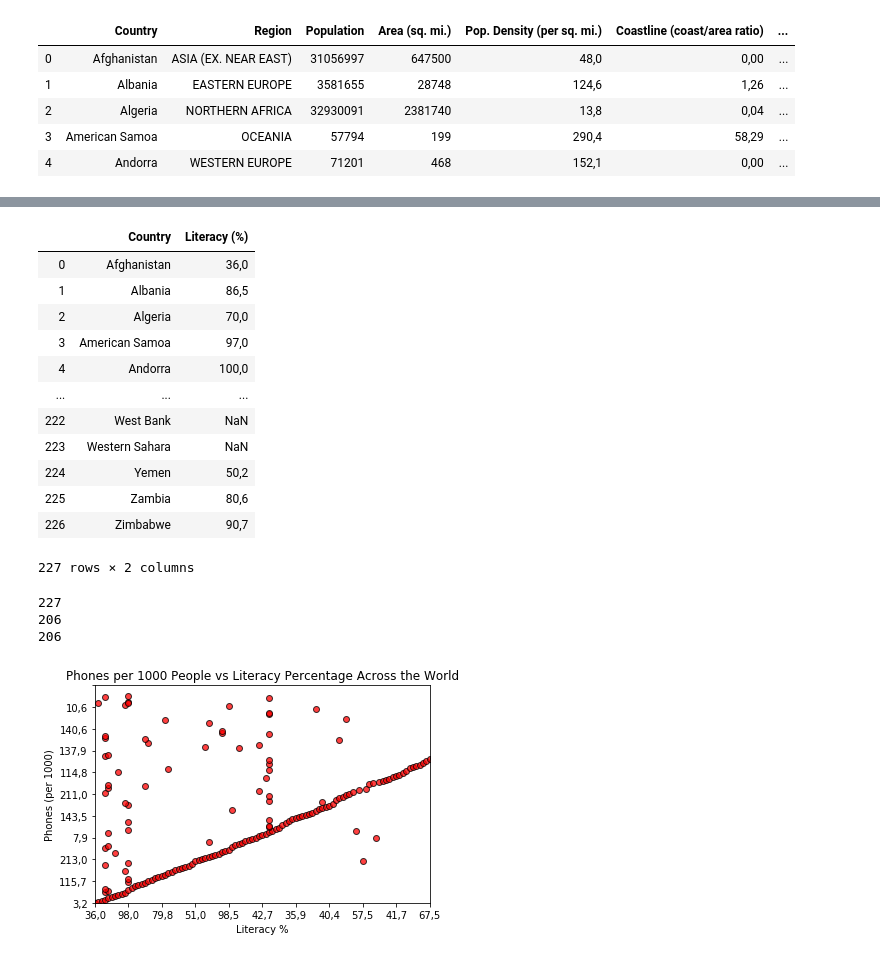
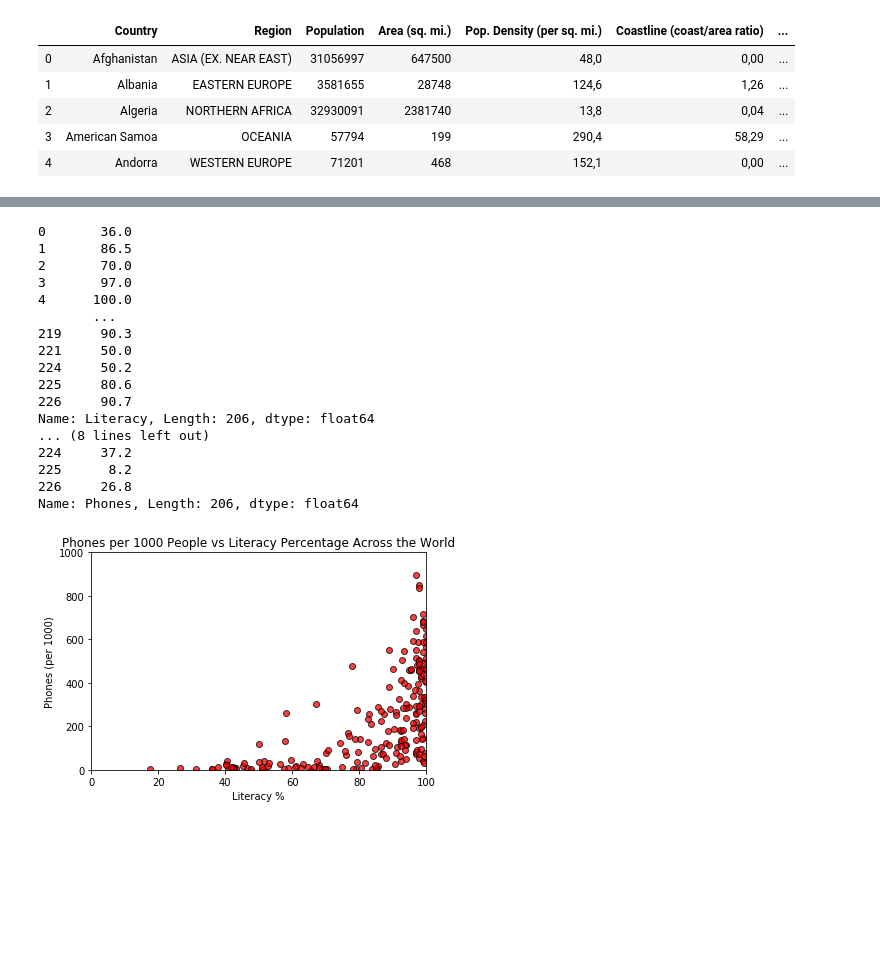
Before and after one commit to juliedundas/Country-Analysis, a Jupyter notebook: Project_1/project_1.ipynb, the cells around one changed output, grey strips where cells are left out. Saved outputs shown, nothing was run; the diff lists cells and outputs as text; code cells hidden in the pictures; blank space fills up the shorter version.

Commit message:
Charts and graphs completed

```diff
--- a/Project_1/project_1.ipynb
+++ b/Project_1/project_1.ipynb
@@ -60,53 +99,50 @@ phone_literacy_df.head()
 # %%
-#Create two separate data frames - one for country vs literacy % and one for country vs phones per 1000
-#Literacy and country df:
-literacy_country_df = phone_literacy_df[['Country', 'Literacy (%)']]
-literacy_country_df
+#Create two separate list variables for the x and y axis - one for country vs literacy % and one for country vs phones per 1000
+literacy = phone_literacy_numeric['Literacy']
+
+
+phones = phone_literacy_numeric['Phones']
+
+#print(len(literacy))
+#print(len(phones))
+
+print(literacy)
+print(phones)
 # %% [output]
-|  | Country | Literacy (%) |
-| 0 | Afghanistan | 36,0 |
-| 1 | Albania | 86,5 |
-| 2 | Algeria | 70,0 |
-| 3 | American Samoa | 97,0 |
-| 4 | Andorra | 100,0 |
-| ... | ... | ... |
-| 222 | West Bank | NaN |
-| 223 | Western Sahara | NaN |
-| 224 | Yemen | 50,2 |
-| 225 | Zambia | 80,6 |
-| 226 | Zimbabwe | 90,7 |
-227 rows × 2 columns
+0       36.0
+1       86.5
+2       70.0
+3       97.0
+4      100.0
+       ...
+219     90.3
+221     50.0
+224     50.2
+225     80.6
+226     90.7
+Name: Literacy, Length: 206, dtype: float64
+... (8 lines left out)
+224     37.2
+225      8.2
+226     26.8
+Name: Phones, Length: 206, dtype: float64
 # %%
-#Phones and country df:
-country = phone_literacy_df ['Country'].tolist()
-country
-print(len(country))
-
-#Filter out NaN values so that you can create scatter plot
-phone_literacy_df_filtered  = phone_literacy_df.dropna()
-phone_literacy_df_filtered
-
-literacy = phone_literacy_df_filtered['Literacy (%)'].tolist()
-literacy_length = len(literacy)
-print(literacy_length)
-
-phones = phone_literacy_df_filtered['Phones (per 1000)'].tolist()
-print(len(phones))
-#print(phones)
+#Graph the data in a scatter plot
 
 plt.scatter(literacy, phones, marker="o", facecolors="red", edgecolors="black", alpha=0.75)
 plt.xlabel('Literacy %')
 plt.ylabel('Phones (per 1000)')
 plt.title('Phones per 1000 People vs Literacy Percentage Across the World')
 plt.figsize=(200,200)
+
+
+# format the x and y ticks
 #plt.xticks([]),plt.yticks([])
-plt.xticks(np.arange(0, 100+1, 10))
-plt.yticks(np.arange(0, 200+1, 20))
 plt.xlim(0,100)
-plt.ylim(0,200)
+plt.ylim(0,1000)
 plt.show()
+
+#correlation = st.pearsonr(literacy,phones)
+#print(correlation)
 # %% [output]
-227
-206
-206
-[figure, old version]
+[figure, new version]
```
Also changed, not shown: parts of 9 cells of this notebook, 2 other files.
